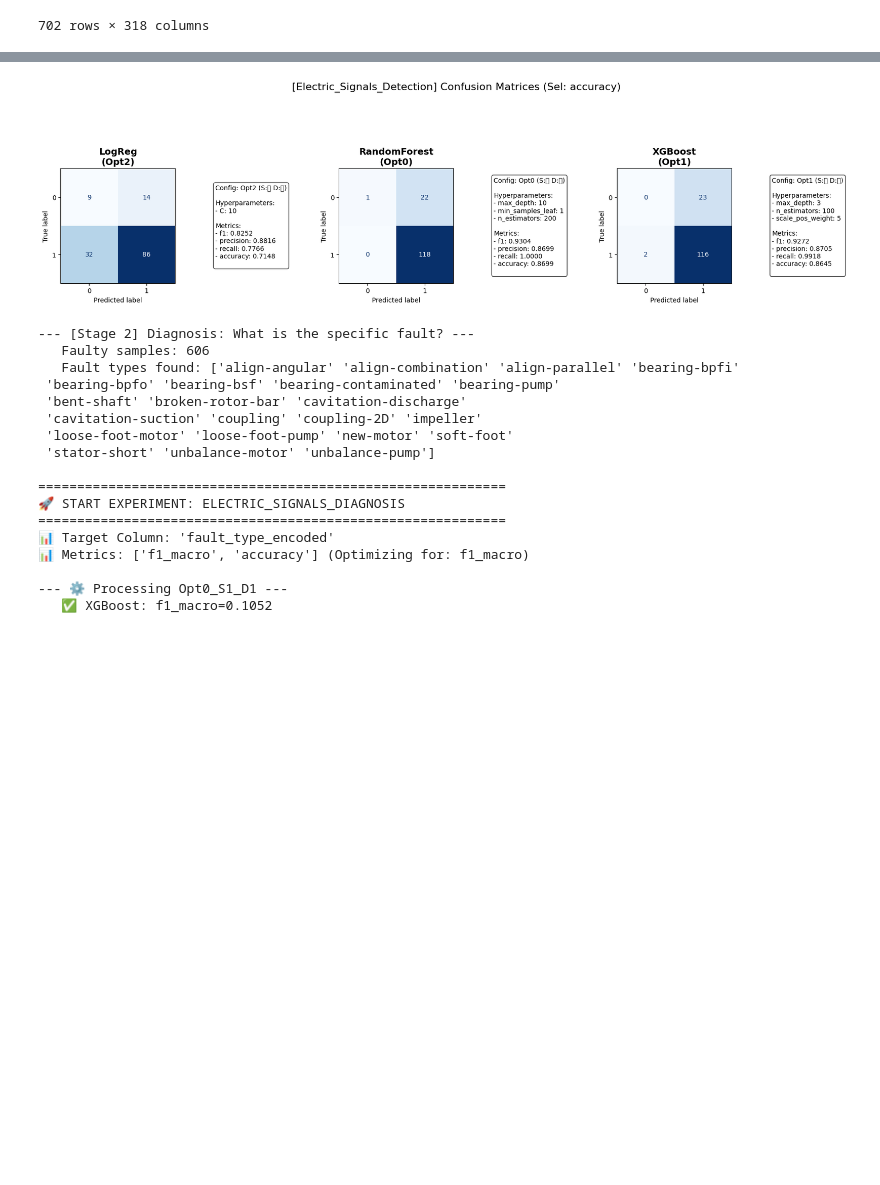
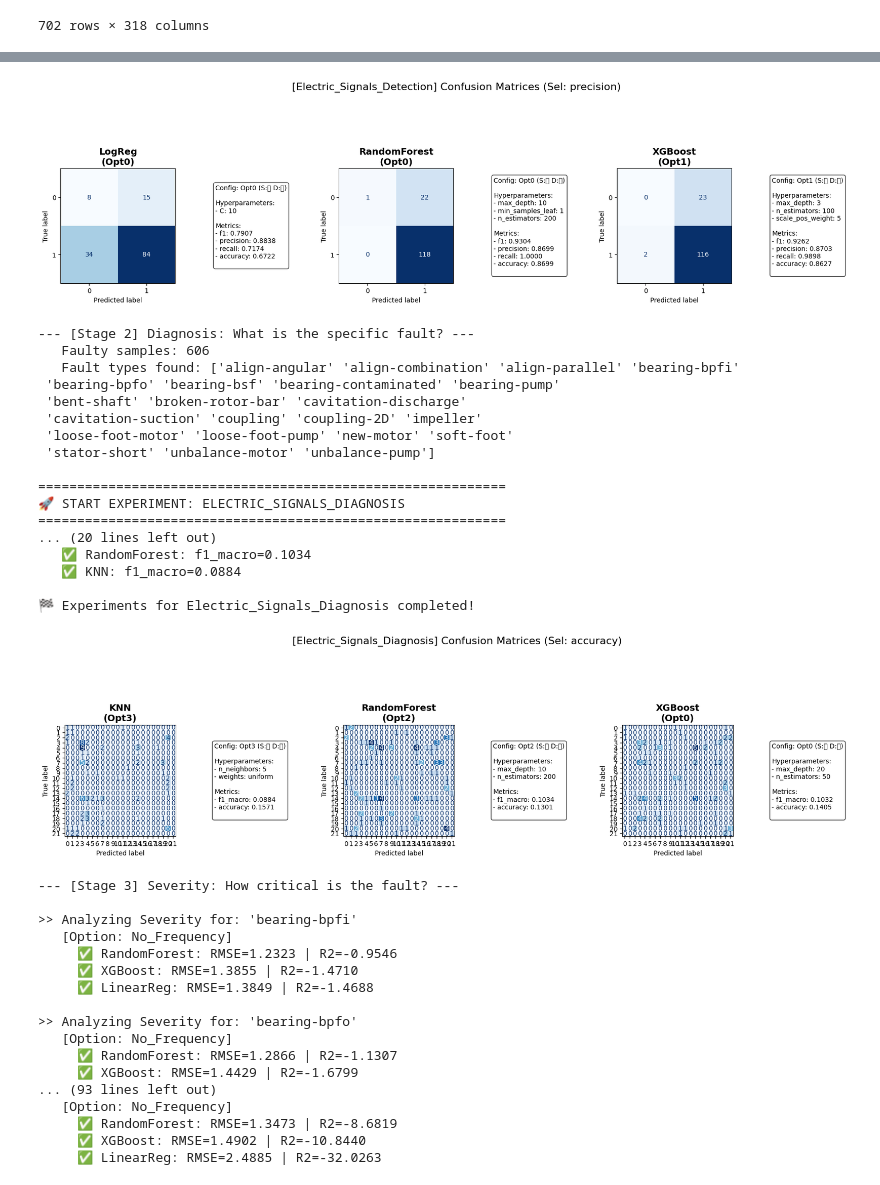
Before and after one commit to niboR13s/Data-science-code, a Jupyter notebook: Homework/Week_02/Classification/03_Motor_electrical_and_vibration_data_set.ipynb, the cells around one changed output, grey strips where cells are left out. Cells and saved outputs as stored; diff of their text form; code cells hidden in the pictures; blank space fills up the shorter version.

```diff
--- a/Homework/Week_02/Classification/03_Motor_electrical_and_vibration_data_set.ipynb
+++ b/Homework/Week_02/Classification/03_Motor_electrical_and_vibration_data_set.ipynb
@@ -737,11 +737,11 @@ def run_full_diagnostic_pipeline(df, dataset_name):
         df,
         target_col='is_faulty',
         scoring=['f1', 'precision', 'recall', 'accuracy'],
-        refit='accuracy'
+        refit='precision'
     )
 
     # Show results
-    eval_detect.plot_confusion_matrix(metric_for_selection='accuracy')
+    eval_detect.plot_confusion_matrix(metric_for_selection='precision')
 
     # ======================================================
     # STAGE 2: FAULT DIAGNOSIS (Multi-class)
@@ -927,23 +927,41 @@ run_full_diagnostic_pipeline(df_elec_feat, dataset_name="Electric_Signals")
 
 🏁 Experiments for Electric_Signals_Detection completed!
 [figure]
 --- [Stage 2] Diagnosis: What is the specific fault? ---
    Faulty samples: 606
    Fault types found: ['align-angular' 'align-combination' 'align-parallel' 'bearing-bpfi'
  'bearing-bpfo' 'bearing-bsf' 'bearing-contaminated' 'bearing-pump'
  'bent-shaft' 'broken-rotor-bar' 'cavitation-discharge'
  'cavitation-suction' 'coupling' 'coupling-2D' 'impeller'
  'loose-foot-motor' 'loose-foot-pump' 'new-motor' 'soft-foot'
  'stator-short' 'unbalance-motor' 'unbalance-pump']
 
 ============================================================
 🚀 START EXPERIMENT: ELECTRIC_SIGNALS_DIAGNOSIS
 ============================================================
-📊 Target Column: 'fault_type_encoded'
-📊 Metrics: ['f1_macro', 'accuracy'] (Optimizing for: f1_macro)
+... (20 lines left out)
+   ✅ RandomForest: f1_macro=0.1034
+   ✅ KNN: f1_macro=0.0884
 
---- ⚙️ Processing Opt0_S1_D1 ---
-   ✅ XGBoost: f1_macro=0.1052
+🏁 Experiments for Electric_Signals_Diagnosis completed!
+[figure, added]
+--- [Stage 3] Severity: How critical is the fault? ---
+
+>> Analyzing Severity for: 'bearing-bpfi'
+   [Option: No_Frequency]
+     ✅ RandomForest: RMSE=1.2323 | R2=-0.9546
+     ✅ XGBoost: RMSE=1.3855 | R2=-1.4710
+     ✅ LinearReg: RMSE=1.3849 | R2=-1.4688
+
+>> Analyzing Severity for: 'bearing-bpfo'
+   [Option: No_Frequency]
+     ✅ RandomForest: RMSE=1.2866 | R2=-1.1307
+     ✅ XGBoost: RMSE=1.4429 | R2=-1.6799
+... (93 lines left out)
+   [Option: No_Frequency]
+     ✅ RandomForest: RMSE=1.3473 | R2=-8.6819
+     ✅ XGBoost: RMSE=1.4902 | R2=-10.8440
+     ✅ LinearReg: RMSE=2.4885 | R2=-32.0263
 # %%
 # 2. Run for Vibration Data
 # (Assuming df_vibration_final is your processed dataframe)
```
Also changed, not shown: parts of 2 cells of this notebook, 7 other files.
